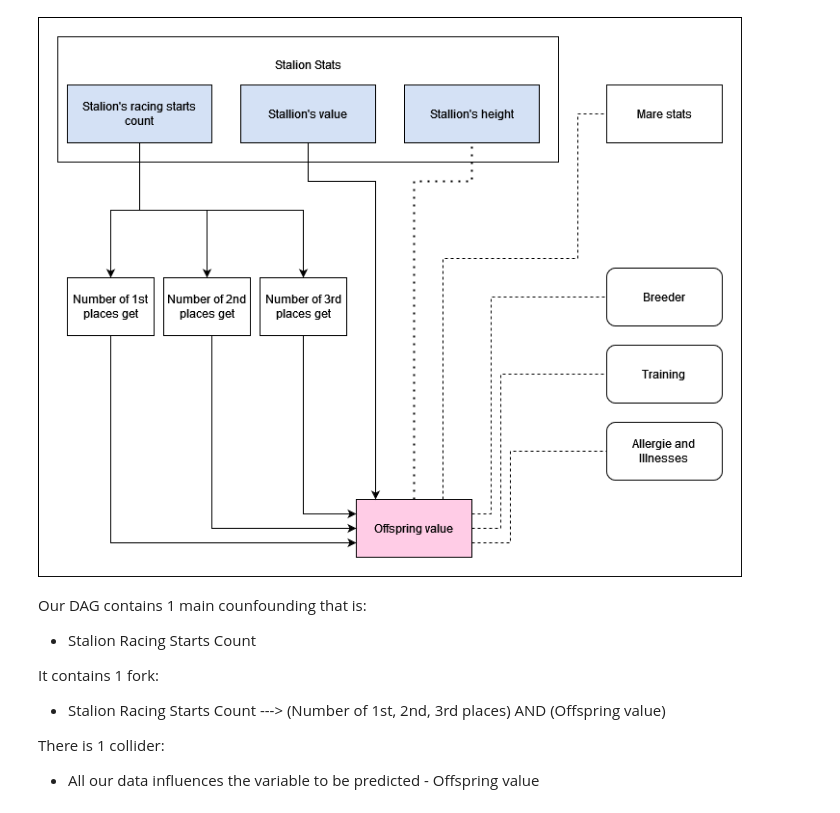
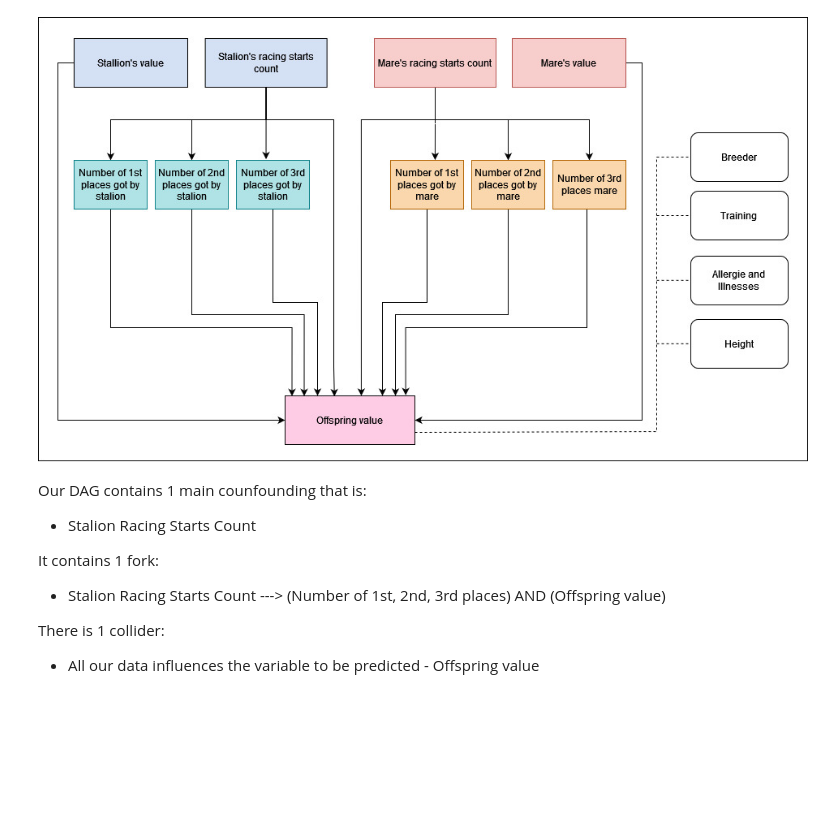
Before and after one commit to Motyleczek/racehorse_bayes, a Jupyter notebook: data_analysis.ipynb, the cells around one changed output. Cells and saved outputs as stored; diff of their text form; code cells hidden in the pictures; blank space fills up the shorter version.

```diff
--- a/data_analysis.ipynb
+++ b/data_analysis.ipynb
@@ -39,9 +43,9 @@ As input values 5 input variables were chosen as influential initial raw after d
 # %%
 from PIL import Image
-image = Image.open("OFFSPRING_DAG.png")
+image = Image.open("OFFSPRING_DAG.jpg")
 display(image)
 # %% [output]
-[figure, old version]
+[figure, new version]
 # %% [markdown]
 Our DAG contains 1 main counfounding that is:
 - Stalion Racing Starts Count
```
Also changed, not shown: parts of 48 cells of this notebook, 22 other files.
